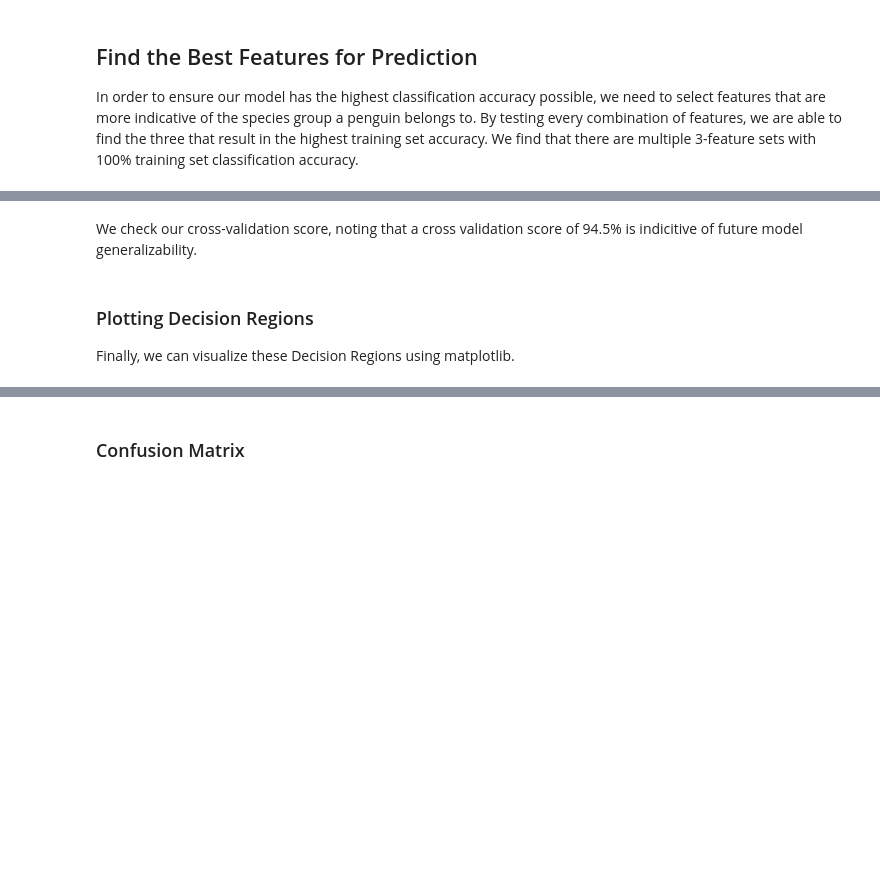
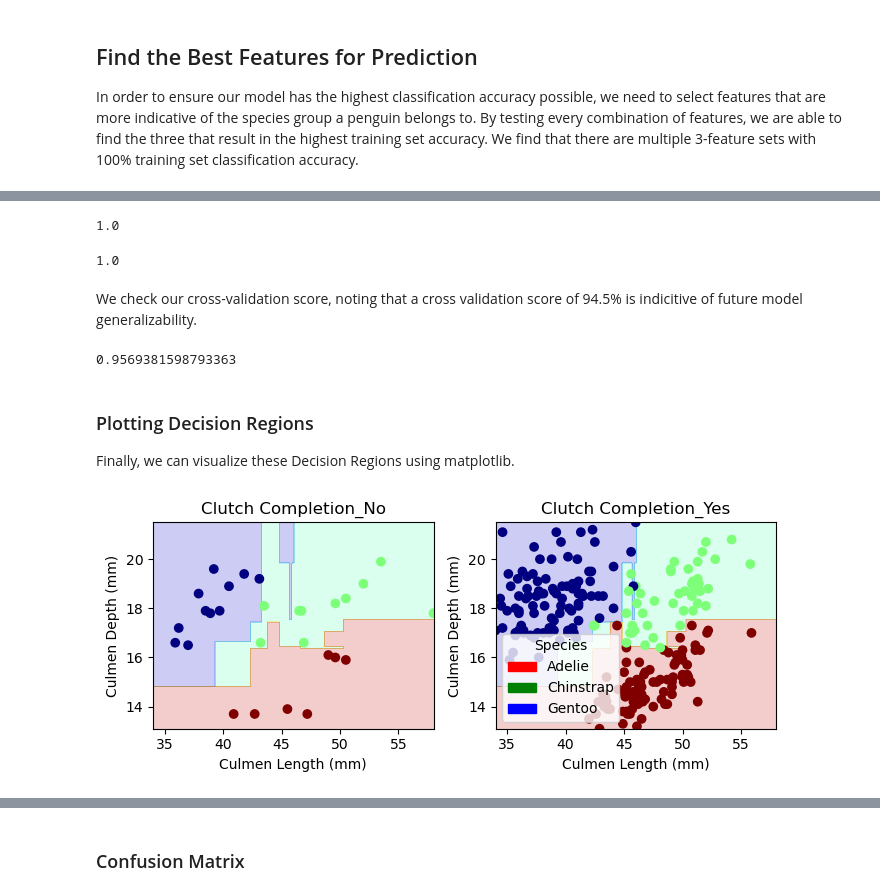
Before and after one commit to juliajoy315/juliajoy315.github.io, a Jupyter notebook: posts/Palmer Penguins/index.ipynb, the cells around one changed output, grey strips where cells are left out. Drawn from its saved outputs; the diff is of its cells as text; code cells hidden in the pictures; blank space fills up the shorter version.

Commit message:
cleaning up palmer penguins for an E

```diff
--- a/posts/Palmer Penguins/index.ipynb
+++ b/posts/Palmer Penguins/index.ipynb
@@ -17,2 +12,7 @@ train = pd.read_csv(train_url)
+# %%
+import pandas as pd
+
+train_url = "https://raw.githubusercontent.com/PhilChodrow/ml-notes/main/data/palmer-penguins/train.csv"
+train = pd.read_csv(train_url)
 # %% [markdown]
 We can take a peek at the data to get a better idea of where to start, by using .head()
@@ -98,5 +140,6 @@ In order to narrow these feature-sets down to the single set that will be the mo
 # %%
 #pretend we're numbering these from 1-9, look at testing accuracy for each one that has 1.0.
+#3 1.0 !!!  ['Clutch Completion_No', 'Clutch Completion_Yes', 'Culmen Length (mm)', 'Culmen Depth (mm)']
 
 tempCols = ['Culmen Length (mm)', 'Culmen Depth (mm)', 'Clutch Completion_No', 'Clutch Completion_Yes']
 DT = DecisionTreeClassifier()
@@ -108,17 +151,9 @@ test = pd.read_csv(test_url)
 
 X_test, y_test = prepare_data(test)
 DT.score(X_test[tempCols], y_test)
-
-
-#1 0.97
-#2 nope
-#3 1.0 !!!  ['Clutch Completion_No', 'Clutch Completion_Yes', 'Culmen Length (mm)', 'Culmen Depth (mm)']
-#4 0.97
-#5 nope
-#6 0.98
-#7 0.98
-#nope
-#9 0.98
+# %% [output]
+1.0
+1.0
 # %% [markdown]
 We check our cross-validation score, noting that a cross validation score of 94.5% is indicitive of future model generalizability.
 # %%
@@ -126,6 +161,8 @@ We check our cross-validation score, noting that a cross validation score of 94.
 from sklearn.model_selection import cross_val_score
 cv_scores_DT = cross_val_score(DT, X_train, y_train, cv=5)
 cv_scores_DT.mean()
+# %% [output]
+0.9569381598793363
 # %% [markdown]
 ### Plotting Decision Regions
 
@@ -187,6 +224,8 @@ def plot_regions(model, X, y):
       plt.tight_layout()
 # %%
 #visualizing decision regions on train set
-plot_regions(DT, X_train[keepCols], y_train)
+plot_regions(DT, X_train[tempCols], y_train)
+# %% [output]
+[figure, added]
 # %%
 #visualizing decision regions on test set
```
Also changed, not shown: parts of 10 cells of this notebook, 6 other files.
